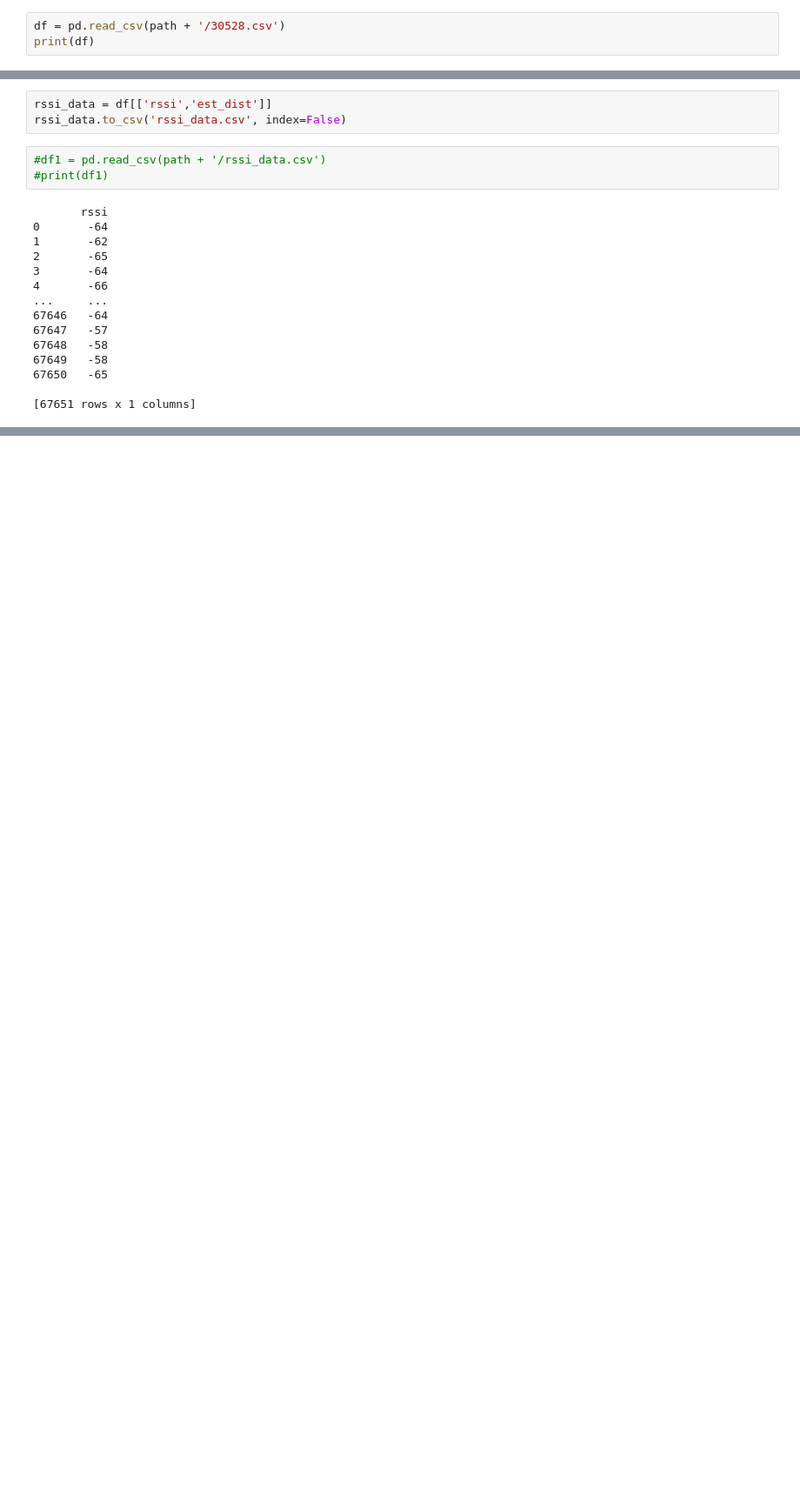
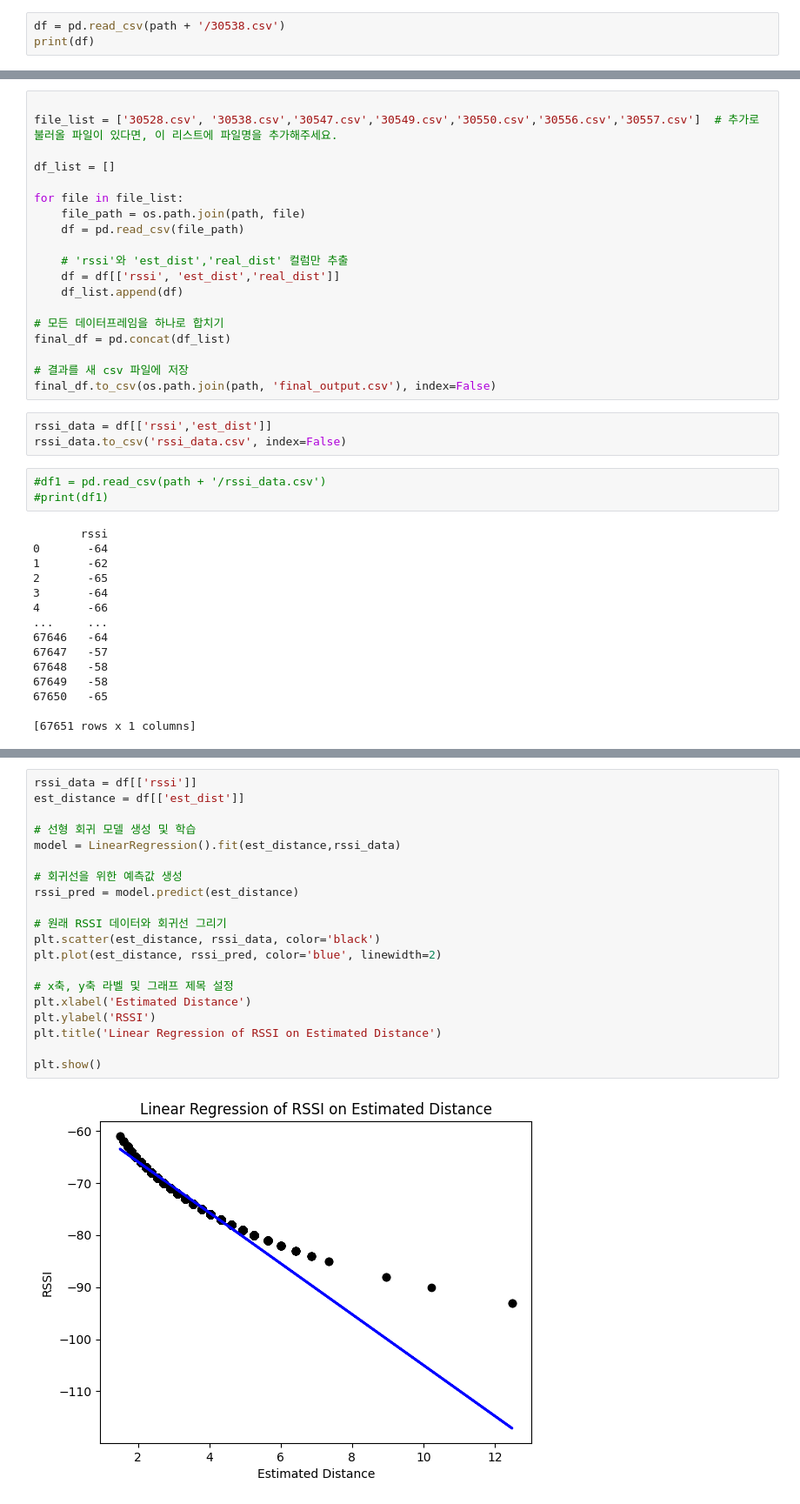
Before and after one commit to sanchaehwa/RSSI_Speed_Estimation, a Jupyter notebook: data_preprocessing.ipynb, the cells around one changed output, grey strips where cells are left out. Shown at 87% size. Saved outputs shown, nothing was run; the diff lists cells and outputs as text; blank space fills up the shorter version.

```diff
--- a/data_preprocessing.ipynb
+++ b/data_preprocessing.ipynb
@@ -4,6 +7,6 @@ import pandas as pd
 path = '/Users/hwayeong/Desktop/RSSI_Speed_Estimation/RSSI_Speed_Estimation/data/'
 # %%
-df = pd.read_csv(path + '/30528.csv')
+df = pd.read_csv(path + '/30538.csv')
 print(df)
 # %% [output]
                        x  major  minor  rssi  txpower  est_dist  \
@@ -26,3 +29,22 @@ print(df)
+# %%
+
+file_list = ['30528.csv', '30538.csv','30547.csv','30549.csv','30550.csv','30556.csv','30557.csv']  # 추가로 불러올 파일이 있다면, 이 리스트에 파일명을 추가해주세요.
+
+df_list = []
+
+for file in file_list:
+    file_path = os.path.join(path, file)
+    df = pd.read_csv(file_path)
+
+    # 'rssi'와 'est_dist','real_dist' 컬럼만 추출
+    df = df[['rssi', 'est_dist','real_dist']]
+    df_list.append(df)
+
+# 모든 데이터프레임을 하나로 합치기
+final_df = pd.concat(df_list)
+
+# 결과를 새 csv 파일에 저장
+final_df.to_csv(os.path.join(path, 'final_output.csv'), index=False)
 # %%
 rssi_data = df[['rssi','est_dist']]
 rssi_data.to_csv('rssi_data.csv', index=False)
@@ -75,2 +89,24 @@ plt.grid('true')
+# %%
+rssi_data = df[['rssi']]
+est_distance = df[['est_dist']]
+
+# 선형 회귀 모델 생성 및 학습
+model = LinearRegression().fit(est_distance,rssi_data)
+
+# 회귀선을 위한 예측값 생성
+rssi_pred = model.predict(est_distance)
+
+# 원래 RSSI 데이터와 회귀선 그리기
+plt.scatter(est_distance, rssi_data, color='black')
+plt.plot(est_distance, rssi_pred, color='blue', linewidth=2)
+
+# x축, y축 라벨 및 그래프 제목 설정
+plt.xlabel('Estimated Distance')
+plt.ylabel('RSSI')
+plt.title('Linear Regression of RSSI on Estimated Distance')
+
+plt.show()
+# %% [output]
+[figure, added]
 # %%
 import pandas as pd
```
Also changed, not shown: parts of 5 cells of this notebook, 6 other files.
